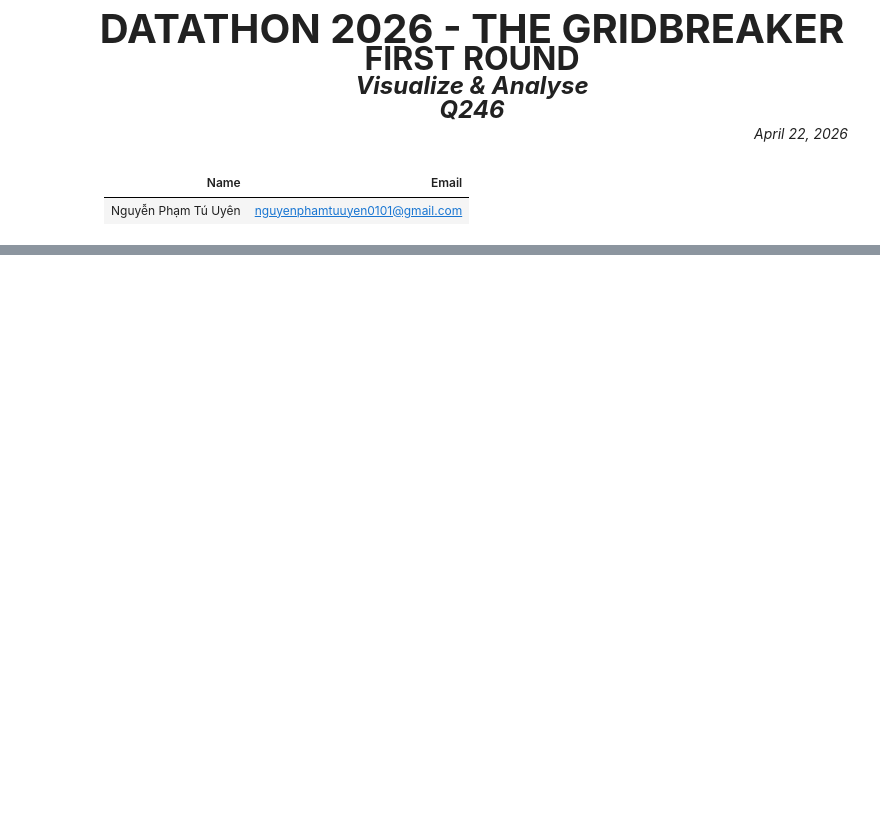
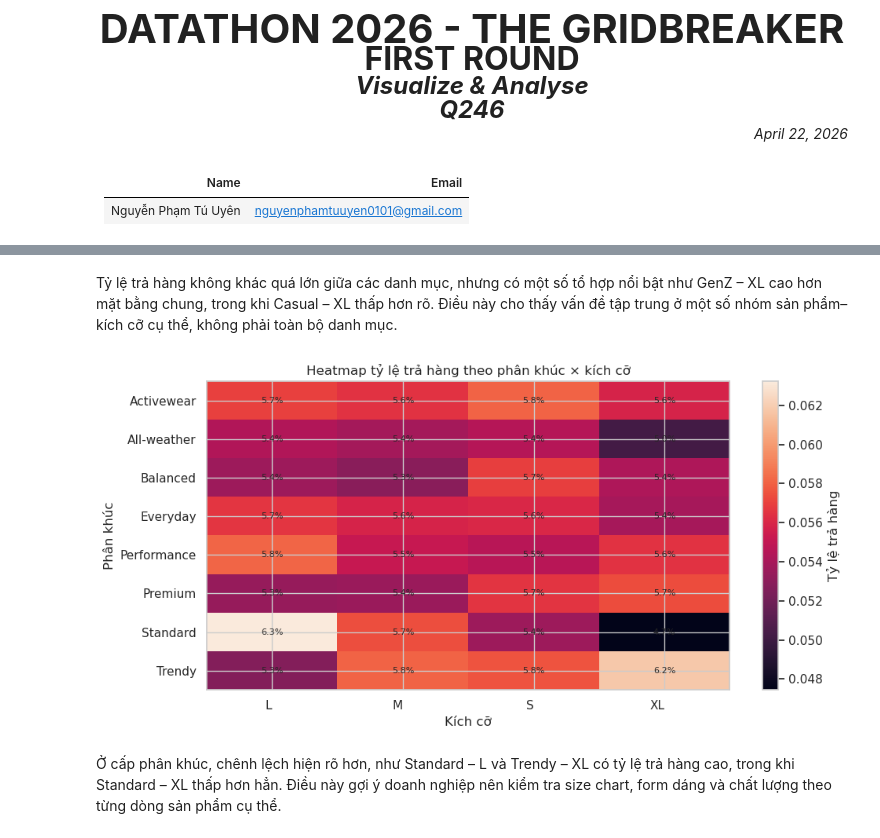
Before and after one commit to ThunderRed1578/DATATHON-2026-THE-GRIDBREAKER, a Jupyter notebook: Part 2 - Visualize & Analyse/Q246.ipynb, the cells around one changed output, grey strips where cells are left out. Saved outputs shown, nothing was run; the diff lists cells and outputs as text; code cells hidden in the pictures; blank space fills up the shorter version.

```diff
--- a/Part 2 - Visualize & Analyse/Q246.ipynb
+++ b/Part 2 - Visualize & Analyse/Q246.ipynb
@@ -53,0 +337,52 @@ II. [** <Header 1> **](#ii)
+# %% [markdown]
+Tỷ lệ trả hàng không khác quá lớn giữa các danh mục, nhưng có một số tổ hợp nổi bật như GenZ – XL cao hơn mặt bằng chung, trong khi Casual – XL thấp hơn rõ. Điều này cho thấy vấn đề tập trung ở một số nhóm sản phẩm–kích cỡ cụ thể, không phải toàn bộ danh mục.
+# %%
+heatmap_seg_size = (
+    df_product.groupby(["segment", "size"])
+    .agg(
+        n_items=("order_id", "count"),
+        return_rate=("return_flag", "mean")
+    )
+    .reset_index()
+)
+
+heatmap_seg_size = heatmap_seg_size[heatmap_seg_size["n_items"] >= 20].copy()
+
+heatmap_seg_size_pivot = heatmap_seg_size.pivot(
+    index="segment",
+    columns="size",
+    values="return_rate"
+)
+
+plt.figure(figsize=(10, 5))
+im = plt.imshow(heatmap_seg_size_pivot, aspect="auto")
+
+plt.title("Heatmap tỷ lệ trả hàng theo phân khúc × kích cỡ")
+plt.xlabel("Kích cỡ")
+plt.ylabel("Phân khúc")
+
+plt.xticks(
+    ticks=range(len(heatmap_seg_size_pivot.columns)),
+    labels=heatmap_seg_size_pivot.columns,
+    ha="right"
+)
+plt.yticks(
+    ticks=range(len(heatmap_seg_size_pivot.index)),
+    labels=heatmap_seg_size_pivot.index
+)
+
+for i in range(heatmap_seg_size_pivot.shape[0]):
+    for j in range(heatmap_seg_size_pivot.shape[1]):
+        val = heatmap_seg_size_pivot.iloc[i, j]
+        if pd.notna(val):
+            plt.text(j, i, f"{val:.1%}", ha="center", va="center", fontsize=8)
+
+cbar = plt.colorbar(im)
+cbar.set_label("Tỷ lệ trả hàng")
+
+plt.tight_layout()
+plt.show()
+# %% [output]
+[figure, added]
+# %% [markdown]
+Ở cấp phân khúc, chênh lệch hiện rõ hơn, như Standard – L và Trendy – XL có tỷ lệ trả hàng cao, trong khi Standard – XL thấp hơn hẳn. Điều này gợi ý doanh nghiệp nên kiểm tra size chart, form dáng và chất lượng theo từng dòng sản phẩm cụ thể.
```
Also changed, not shown: parts of 51 cells of this notebook.
